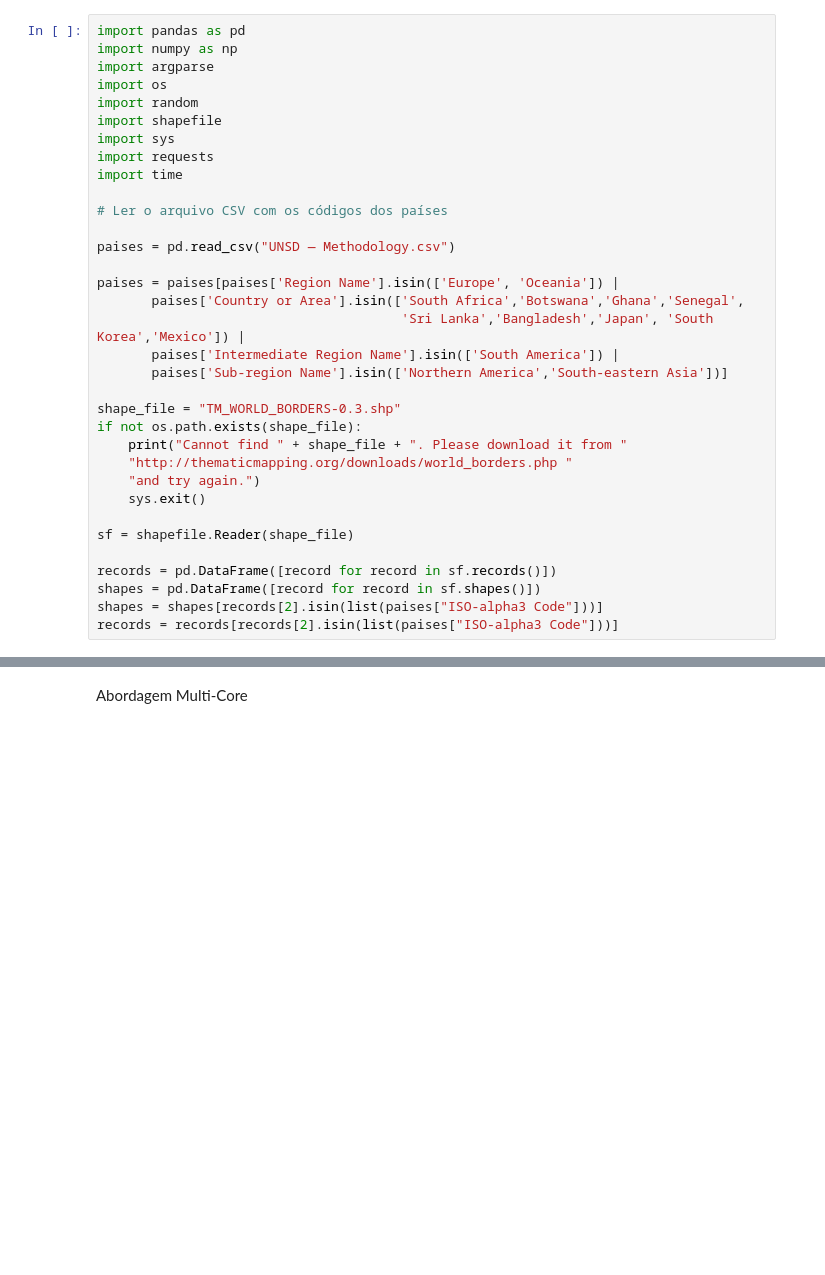
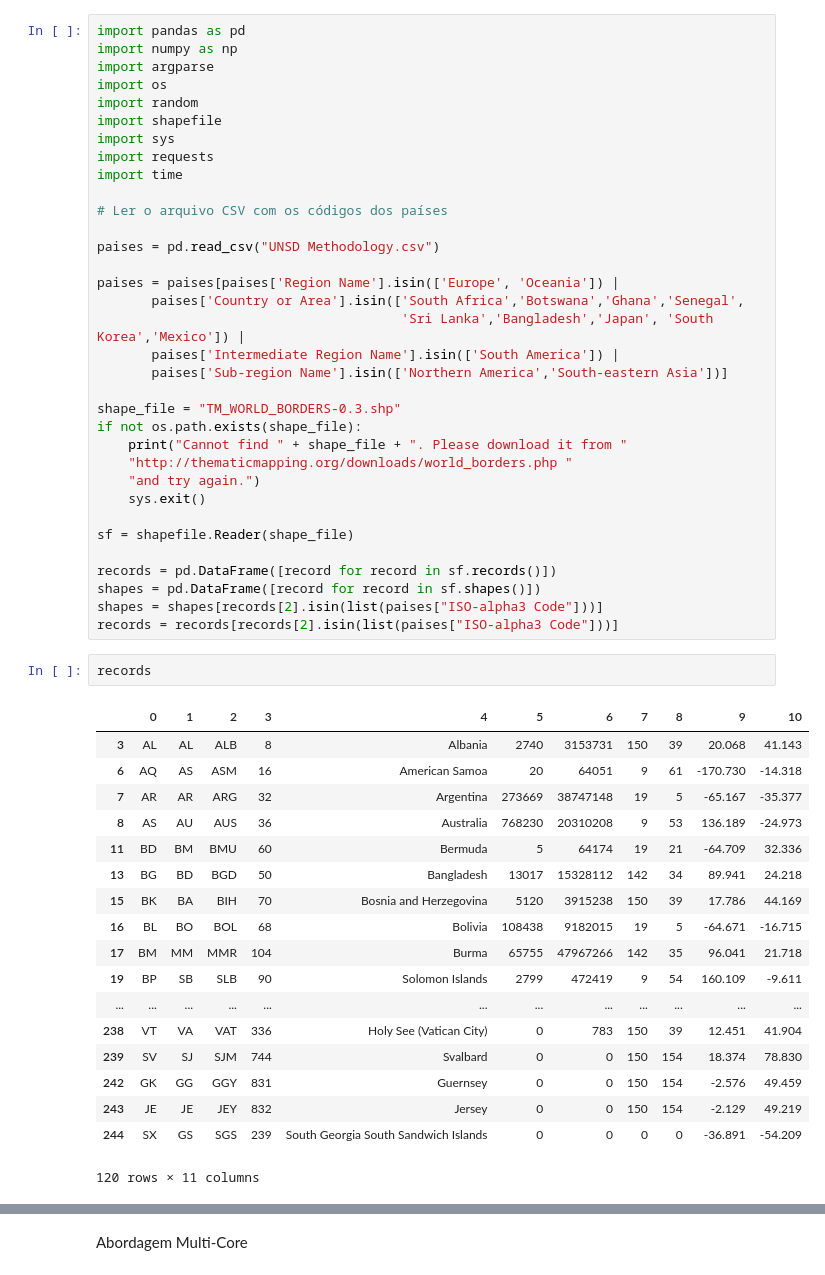
Before and after one commit to rodrigoperes/random-street-view, a Jupyter notebook: StreetViewClass.ipynb, the cells around one changed output, grey strips where cells are left out. Drawn from its saved outputs; the diff is of its cells as text; blank space fills up the shorter version.

```diff
--- a/StreetViewClass.ipynb
+++ b/StreetViewClass.ipynb
@@ -11,7 +11,7 @@ import time
 
 # Ler o arquivo CSV com os códigos dos países
 
-paises = pd.read_csv("UNSD — Methodology.csv")
+paises = pd.read_csv("UNSD Methodology.csv")
 
 paises = paises[paises['Region Name'].isin(['Europe', 'Oceania']) |
        paises['Country or Area'].isin(['South Africa','Botswana','Ghana','Senegal',
@@ -32,6 +32,27 @@ records = pd.DataFrame([record for record in sf.records()])
 shapes = pd.DataFrame([record for record in sf.shapes()])
 shapes = shapes[records[2].isin(list(paises["ISO-alpha3 Code"]))]
 records = records[records[2].isin(list(paises["ISO-alpha3 Code"]))]
+# %%
+records
+# %% [output]
+|  | 0 | 1 | 2 | 3 | 4 | 5 | 6 | 7 | 8 | 9 | 10 |
+| 3 | AL | AL | ALB | 8 | Albania | 2740 | 3153731 | 150 | 39 | 20.068 | 41.143 |
+| 6 | AQ | AS | ASM | 16 | American Samoa | 20 | 64051 | 9 | 61 | -170.730 | -14.318 |
+| 7 | AR | AR | ARG | 32 | Argentina | 273669 | 38747148 | 19 | 5 | -65.167 | -35.377 |
+| 8 | AS | AU | AUS | 36 | Australia | 768230 | 20310208 | 9 | 53 | 136.189 | -24.973 |
+| 11 | BD | BM | BMU | 60 | Bermuda | 5 | 64174 | 19 | 21 | -64.709 | 32.336 |
+| 13 | BG | BD | BGD | 50 | Bangladesh | 13017 | 15328112 | 142 | 34 | 89.941 | 24.218 |
+| 15 | BK | BA | BIH | 70 | Bosnia and Herzegovina | 5120 | 3915238 | 150 | 39 | 17.786 | 44.169 |
+| 16 | BL | BO | BOL | 68 | Bolivia | 108438 | 9182015 | 19 | 5 | -64.671 | -16.715 |
+| 17 | BM | MM | MMR | 104 | Burma | 65755 | 47967266 | 142 | 35 | 96.041 | 21.718 |
+| 19 | BP | SB | SLB | 90 | Solomon Islands | 2799 | 472419 | 9 | 54 | 160.109 | -9.611 |
+| ... | ... | ... | ... | ... | ... | ... | ... | ... | ... | ... | ... |
+| 238 | VT | VA | VAT | 336 | Holy See (Vatican City) | 0 | 783 | 150 | 39 | 12.451 | 41.904 |
+| 239 | SV | SJ | SJM | 744 | Svalbard | 0 | 0 | 150 | 154 | 18.374 | 78.830 |
+| 242 | GK | GG | GGY | 831 | Guernsey | 0 | 0 | 150 | 154 | -2.576 | 49.459 |
+| 243 | JE | JE | JEY | 832 | Jersey | 0 | 0 | 150 | 154 | -2.129 | 49.219 |
+| 244 | SX | GS | SGS | 239 | South Georgia South Sandwich Islands | 0 | 0 | 0 | 0 | -36.891 | -54.209 |
+120 rows × 11 columns
 # %%
 # Determine if a point is inside a given polygon or not
 # Polygon is a list of (x,y) pairs.
```
Also changed, not shown: parts of 5 cells of this notebook, 2 other files.
